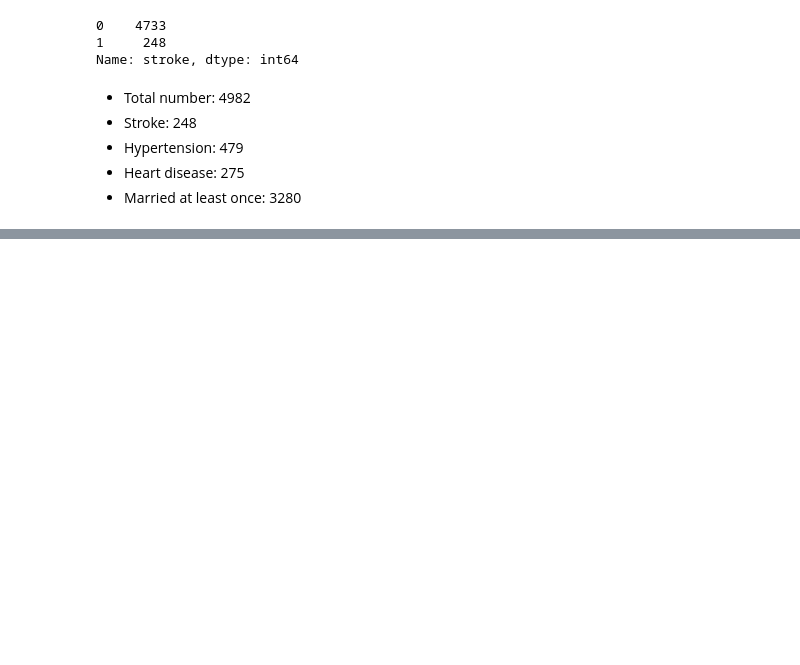
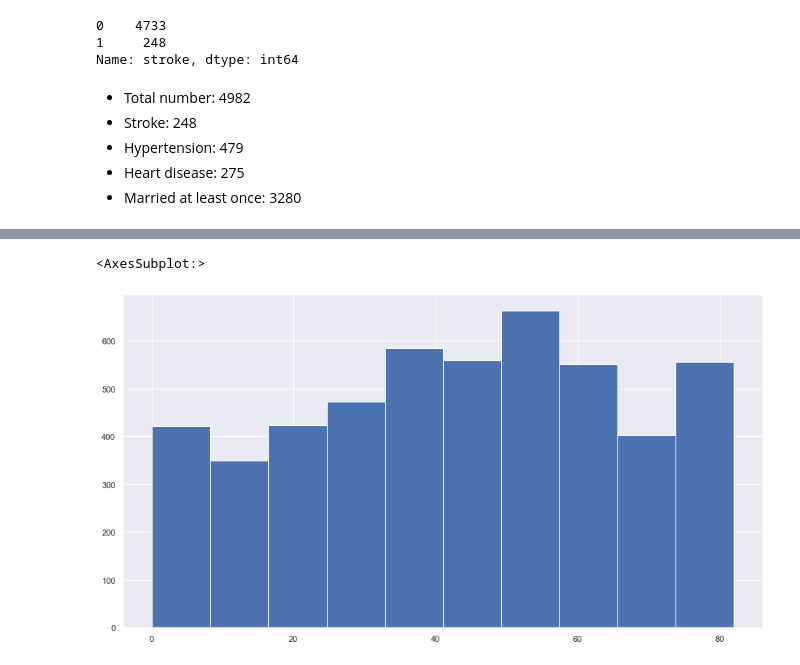
Before and after one commit to RazvanBanateanu/Brain-Stroke-Prediction, a Jupyter notebook: brain_stroke.ipynb, the cells around one changed output, grey strips where cells are left out. Cells and saved outputs as stored; diff of their text form; code cells hidden in the pictures; blank space fills up the shorter version.

```diff
--- a/brain_stroke.ipynb
+++ b/brain_stroke.ipynb
@@ -100,0 +114,5 @@ df["avg_glucose_level"].hist()
+# %%
+df["age"].hist()
+# %% [output]
+<AxesSubplot:>
+[figure, added]
```
Also changed, not shown: parts of 15 cells of this notebook.
